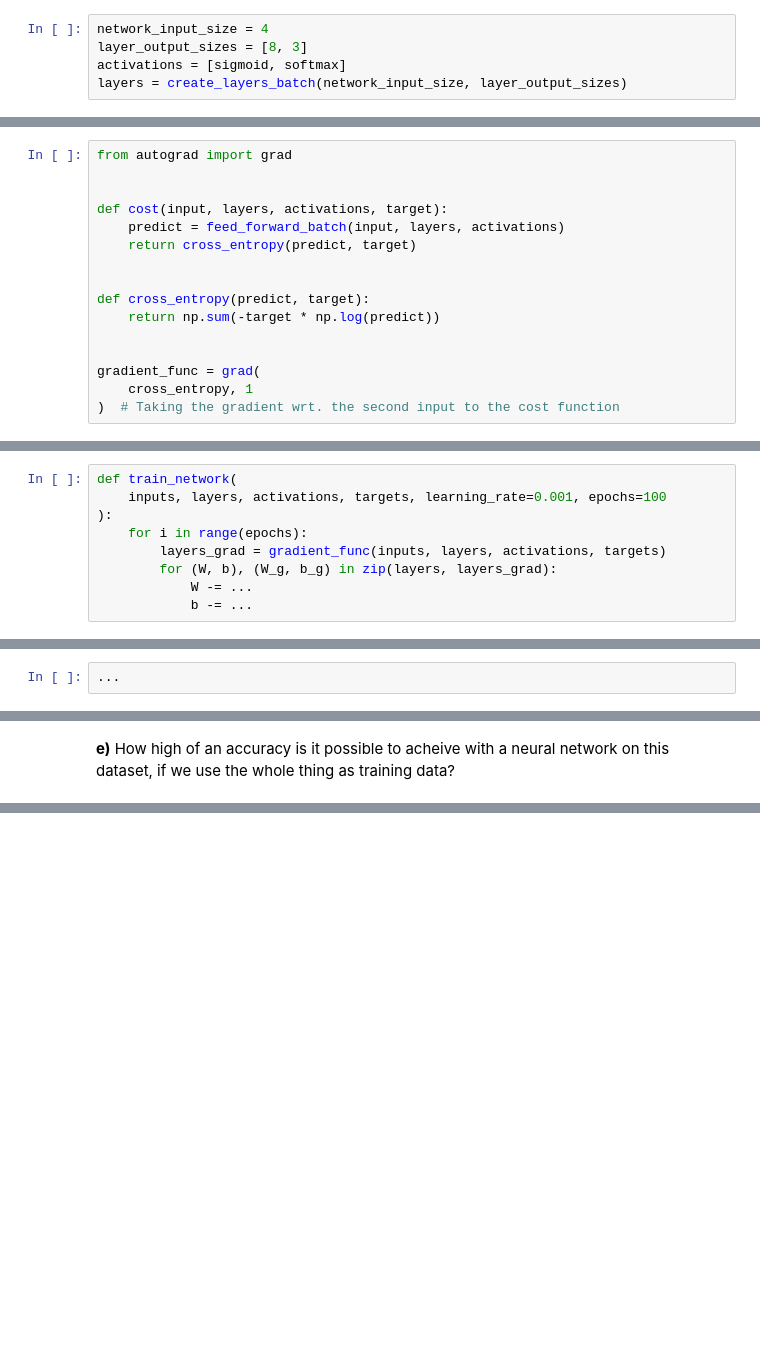
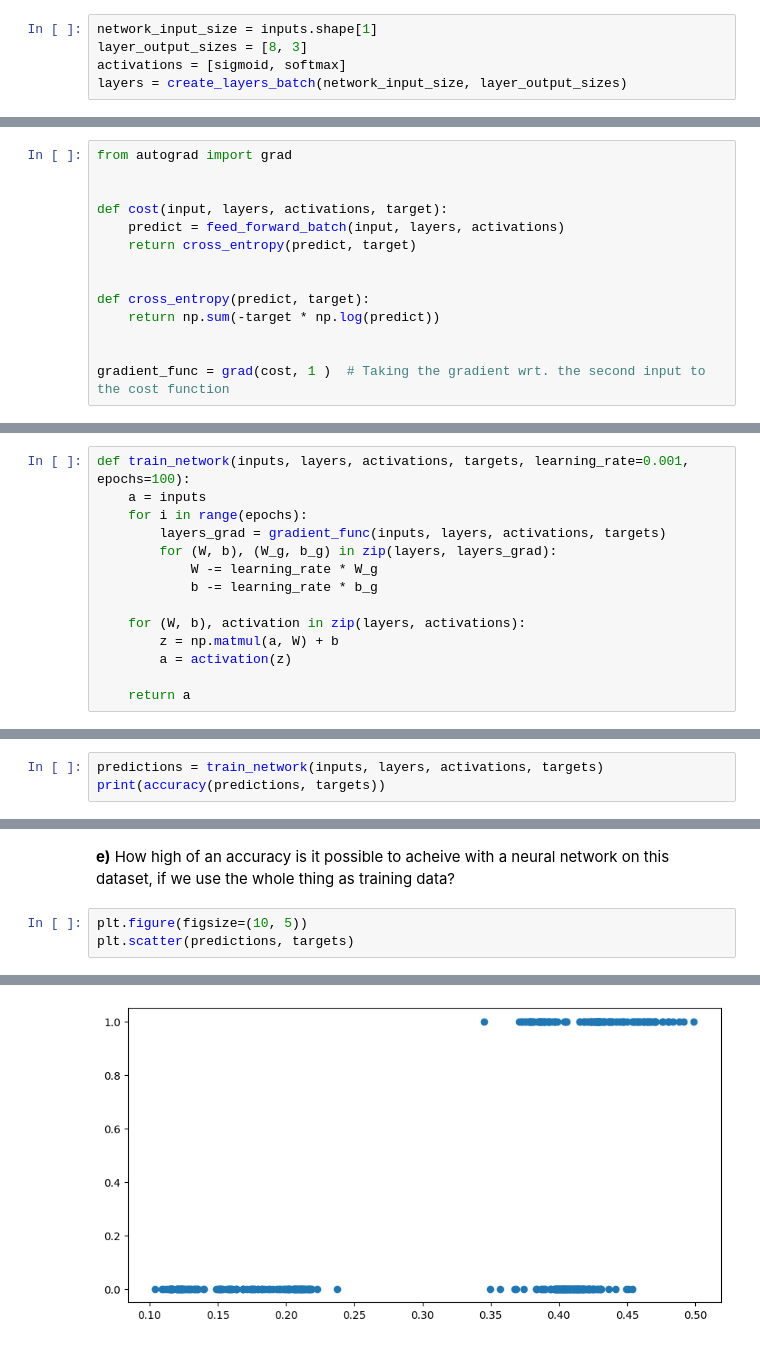
Before and after one commit to exdsgift/FYS-STK4155, a Jupyter notebook: Assignments/week42_assignment.ipynb, the cells around one changed output, grey strips where cells are left out. Drawn from its saved outputs; the diff is of its cells as text; blank space fills up the shorter version.

```diff
--- a/Assignments/week42_assignment.ipynb
+++ b/Assignments/week42_assignment.ipynb
@@ -307,7 +322,7 @@ n_inputs.shape    # 150 feature and 1 sample
 # %% [markdown]
 **b)** Create a network with two hidden layers, the first with sigmoid activation and the last with softmax, the first layer should have 8 "nodes", the second has the number of nodes you found in exercise a). Softmax returns a "probability distribution", in the sense that the numbers in the output are positive and add up to 1 and, their magnitude are in some sense relative to their magnitude before going through the softmax function. Remember to use the batched version of the create_layers and feed forward functions.
 # %%
-network_input_size = 4
+network_input_size = inputs.shape[1]
 layer_output_sizes = [8, 3]
 activations = [sigmoid, softmax]
 layers = create_layers_batch(network_input_size, layer_output_sizes)
@@ -340,6 +355,4 @@ def cross_entropy(predict, target):
     return np.sum(-target * np.log(predict))
 
 
-gradient_func = grad(
-    cross_entropy, 1
-)  # Taking the gradient wrt. the second input to the cost function
+gradient_func = grad(cost, 1 )  # Taking the gradient wrt. the second input to the cost function
@@ -354,17 +387,23 @@ TypeError: cross_entropy() takes 2 positional arguments but 4 were given
 # %% [markdown]
 **c)** Finish the `train_network` function.
 # %%
-def train_network(
-    inputs, layers, activations, targets, learning_rate=0.001, epochs=100
-):
+def train_network(inputs, layers, activations, targets, learning_rate=0.001, epochs=100):
+    a = inputs
     for i in range(epochs):
         layers_grad = gradient_func(inputs, layers, activations, targets)
         for (W, b), (W_g, b_g) in zip(layers, layers_grad):
-            W -= ...
-            b -= ...
+            W -= learning_rate * W_g
+            b -= learning_rate * b_g
+
+    for (W, b), activation in zip(layers, activations):
+        z = np.matmul(a, W) + b
+        a = activation(z)
+
+    return a
 # %% [markdown]
 **e)** What do we call the gradient method used above?
 # %% [markdown]
 **d)** Train your network and see how the accuracy changes! Make a plot if you want.
 # %%
-...
+predictions = train_network(inputs, layers, activations, targets)
+print(accuracy(predictions, targets))
@@ -371,2 +412,6 @@ def train_network(
 # %% [markdown]
 **e)** How high of an accuracy is it possible to acheive with a neural network on this dataset, if we use the whole thing as training data?
+# %%
+plt.figure(figsize=(10, 5))
+plt.scatter(predictions, targets)
+# %% [output]
@@ -372,0 +419 @@ def train_network(
+[figure, added]
```
Also changed, not shown: parts of 22 cells of this notebook, 1 other file.
